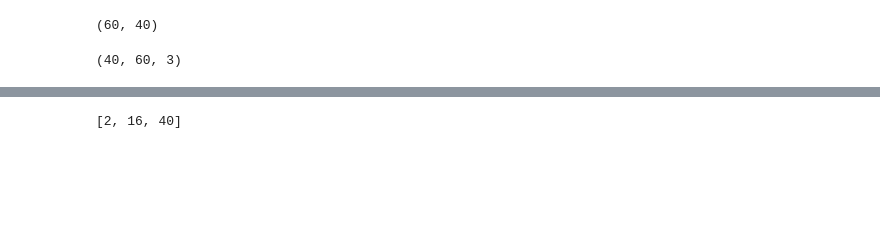
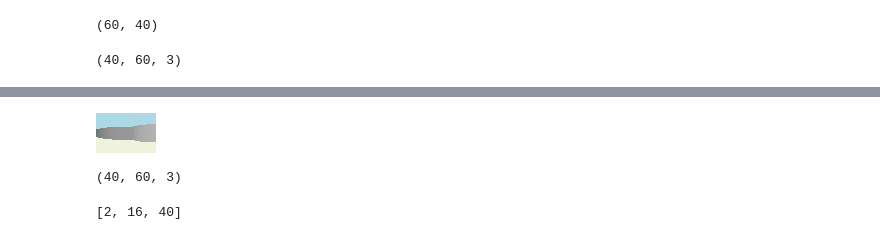
Before and after one commit to ArtificialIntelligenceToolkit/conx, a Jupyter notebook: notebooks/Robot Simulation.ipynb, the cells around one changed output, grey strips where cells are left out. Saved outputs shown, nothing was run; the diff lists cells and outputs as text; code cells hidden in the pictures; blank space fills up the shorter version.

```diff
--- a/notebooks/Robot Simulation.ipynb
+++ b/notebooks/Robot Simulation.ipynb
@@ -43,3 +43,10 @@ data.shape
 robot.move(0.50, 0.35)
 # %%
 sim.step()
+# %%
+robot = Pioneer("Pioneer", 3.5, 2, 0)
+robot.addDevice(Pioneer16Sonars())
+robot.addDevice(Camera())
+light_sensors = PioneerFrontLightSensors(3.0)
+light_sensors.lightMode = 'ambient'
+robot.addDevice(light_sensors)
@@ -46,3 +59,14 @@ sim.step()
+# %%
+camera = robot.device["camera"]
+image = camera.getImage()
+image
+# %% [output]
+[figure, added]
+# %%
+data = camera.getData()
+data.shape
+# %% [output]
+(40, 60, 3)
 # %%
 def random_action():
     """Generate a random action from a limited set of possible settings"""
```
Also changed, not shown: parts of 8 cells of this notebook, 2 other files.
